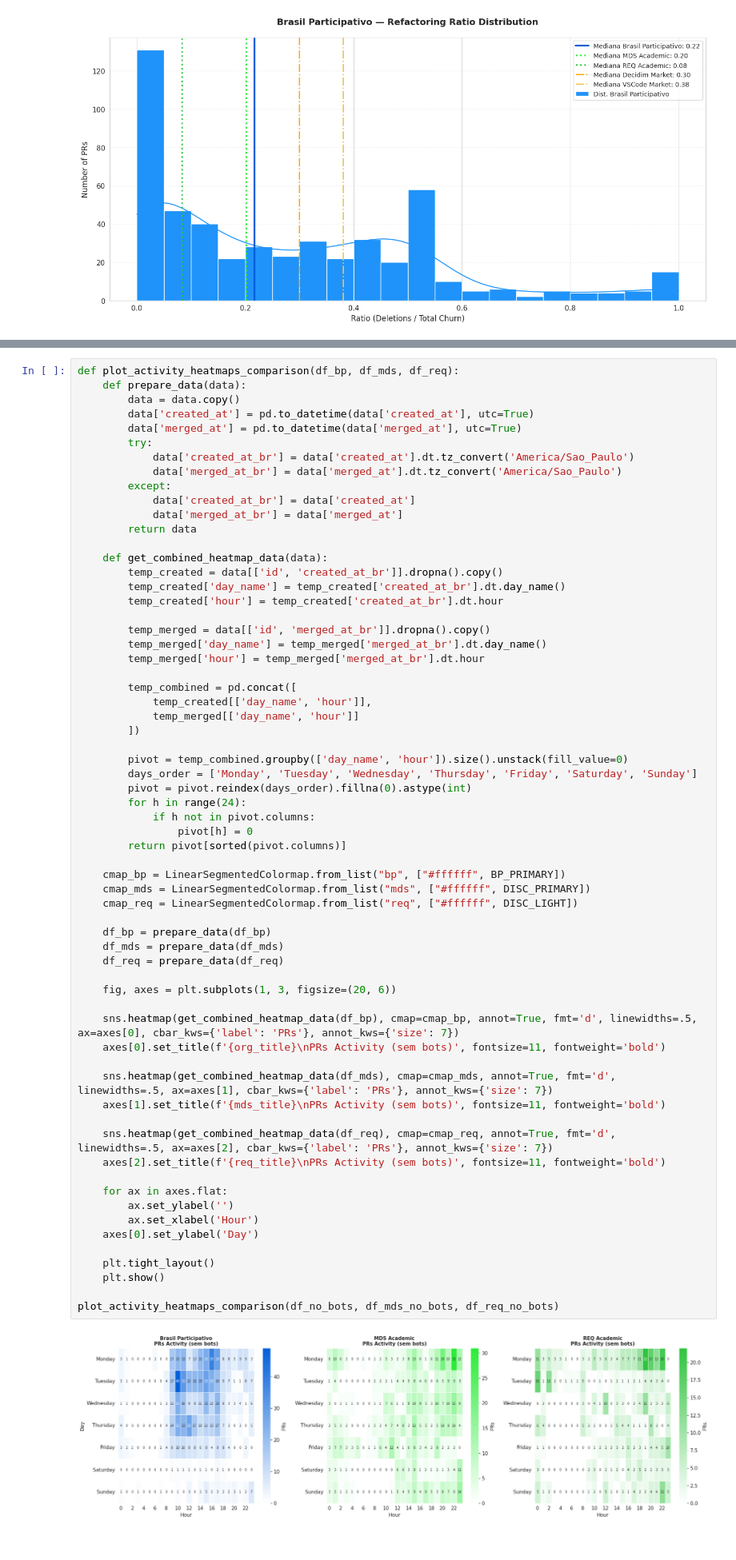
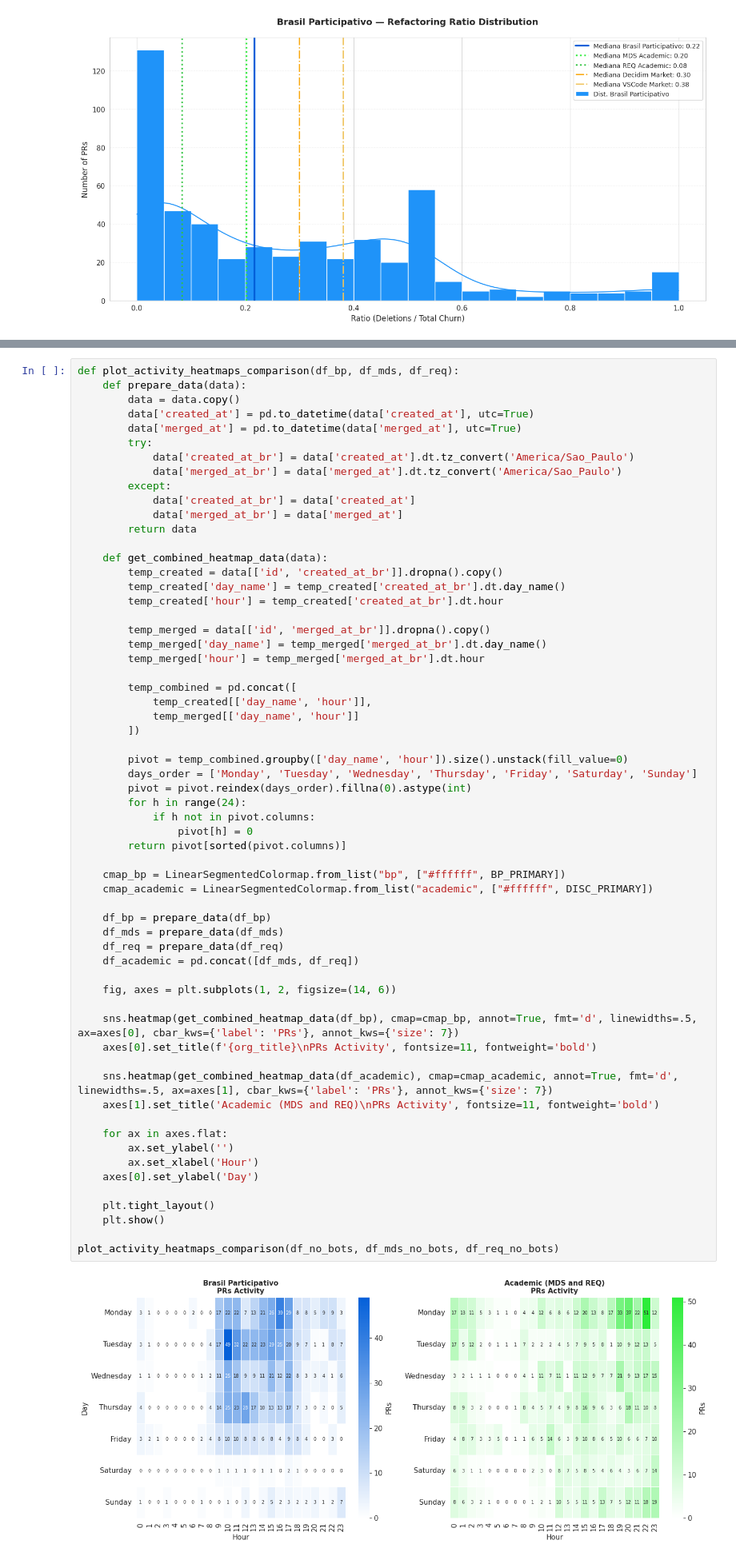
Before and after one commit to lablivre-unb/EbL_Over_PbL, a Jupyter notebook: metrics/notebooks/prs_viz_bp.ipynb, the cells around one changed output, grey strips where cells are left out. Shown at 80% size. Cells and saved outputs as stored; diff of their text form.

Commit message:
feat: heatmap academic mergeado

```diff
--- a/metrics/notebooks/prs_viz_bp.ipynb
+++ b/metrics/notebooks/prs_viz_bp.ipynb
@@ -268,43 +268,40 @@ def plot_activity_heatmaps_comparison(df_bp, df_mds, df_req):
         ])
 
         pivot = temp_combined.groupby(['day_name', 'hour']).size().unstack(fill_value=0)
         days_order = ['Monday', 'Tuesday', 'Wednesday', 'Thursday', 'Friday', 'Saturday', 'Sunday']
         pivot = pivot.reindex(days_order).fillna(0).astype(int)
         for h in range(24):
             if h not in pivot.columns:
                 pivot[h] = 0
         return pivot[sorted(pivot.columns)]
 
     cmap_bp = LinearSegmentedColormap.from_list("bp", ["#ffffff", BP_PRIMARY])
-    cmap_mds = LinearSegmentedColormap.from_list("mds", ["#ffffff", DISC_PRIMARY])
-    cmap_req = LinearSegmentedColormap.from_list("req", ["#ffffff", DISC_LIGHT])
+    cmap_academic = LinearSegmentedColormap.from_list("academic", ["#ffffff", DISC_PRIMARY])
 
     df_bp = prepare_data(df_bp)
     df_mds = prepare_data(df_mds)
     df_req = prepare_data(df_req)
+    df_academic = pd.concat([df_mds, df_req])
 
-    fig, axes = plt.subplots(1, 3, figsize=(20, 6))
+    fig, axes = plt.subplots(1, 2, figsize=(14, 6))
 
     sns.heatmap(get_combined_heatmap_data(df_bp), cmap=cmap_bp, annot=True, fmt='d', linewidths=.5, ax=axes[0], cbar_kws={'label': 'PRs'}, annot_kws={'size': 7})
-    axes[0].set_title(f'{org_title}\nPRs Activity (sem bots)', fontsize=11, fontweight='bold')
+    axes[0].set_title(f'{org_title}\nPRs Activity', fontsize=11, fontweight='bold')
 
-    sns.heatmap(get_combined_heatmap_data(df_mds), cmap=cmap_mds, annot=True, fmt='d', linewidths=.5, ax=axes[1], cbar_kws={'label': 'PRs'}, annot_kws={'size': 7})
-    axes[1].set_title(f'{mds_title}\nPRs Activity (sem bots)', fontsize=11, fontweight='bold')
-
-    sns.heatmap(get_combined_heatmap_data(df_req), cmap=cmap_req, annot=True, fmt='d', linewidths=.5, ax=axes[2], cbar_kws={'label': 'PRs'}, annot_kws={'size': 7})
-    axes[2].set_title(f'{req_title}\nPRs Activity (sem bots)', fontsize=11, fontweight='bold')
+    sns.heatmap(get_combined_heatmap_data(df_academic), cmap=cmap_academic, annot=True, fmt='d', linewidths=.5, ax=axes[1], cbar_kws={'label': 'PRs'}, annot_kws={'size': 7})
+    axes[1].set_title('Academic (MDS and REQ)\nPRs Activity', fontsize=11, fontweight='bold')
 
     for ax in axes.flat:
         ax.set_ylabel('')
         ax.set_xlabel('Hour')
     axes[0].set_ylabel('Day')
 
     plt.tight_layout()
     plt.show()
 
 plot_activity_heatmaps_comparison(df_no_bots, df_mds_no_bots, df_req_no_bots)
 # %% [output]
-[figure, old version]
+[figure, new version]
 # %%
 avg_comments_bp = df_no_bots['comments'].mean()
 avg_comments_mds = df_mds_no_bots['comments'].mean()
```
Also changed, not shown: parts of 1 cell of this notebook.
